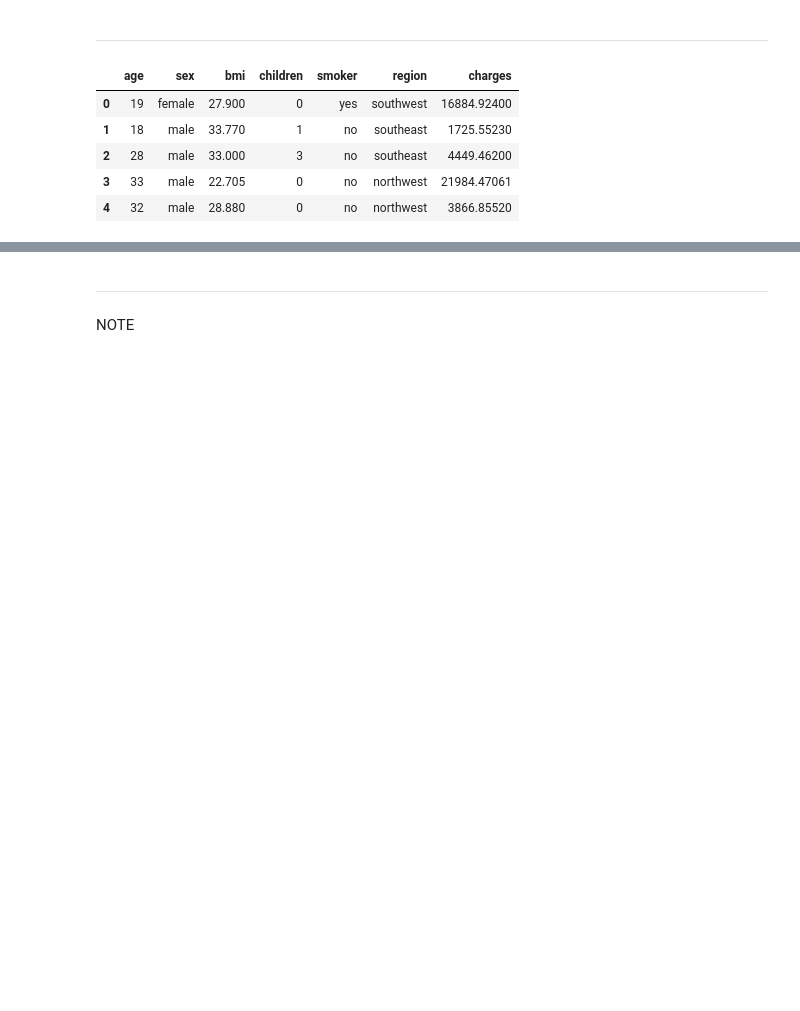
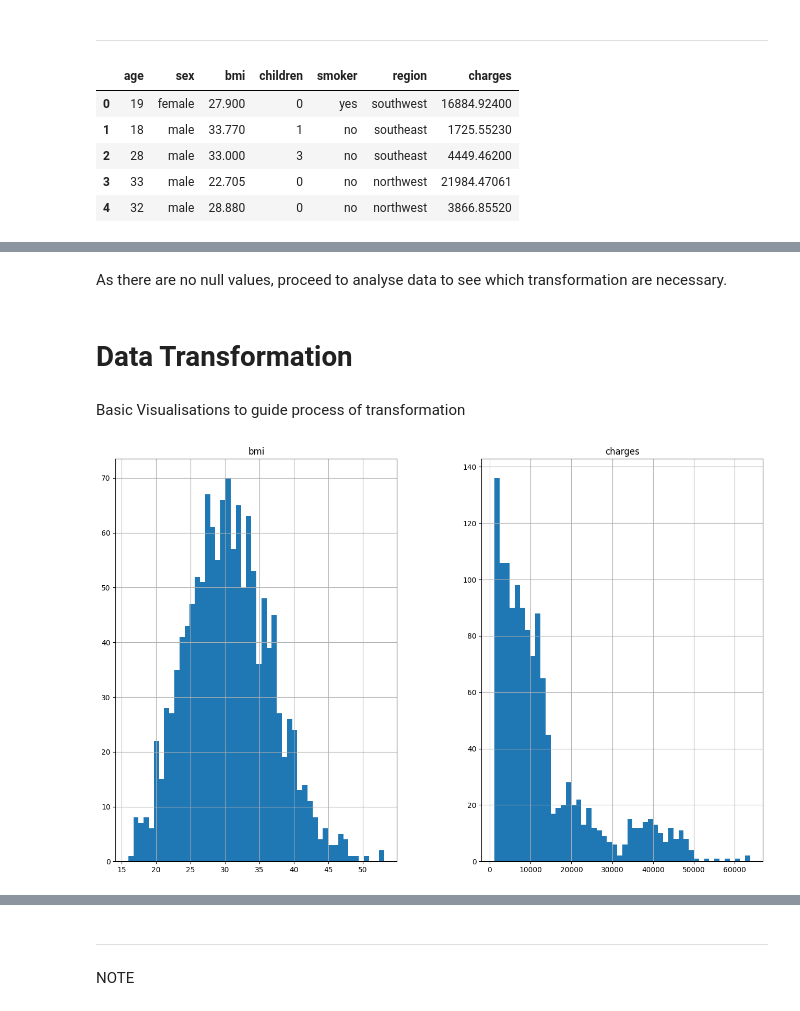
Before and after one commit to Mikeecee1/HealthInsuranceAnalysis, a Jupyter notebook: jupyter_notebooks/Extraction.ipynb, the cells around one changed output, grey strips where cells are left out. Cells and saved outputs as stored; diff of their text form; code cells hidden in the pictures; blank space fills up the shorter version.

Commit message:
Checked for null values, visualised data for BMI and charges. Added criteria for categorization of this data.

```diff
--- a/jupyter_notebooks/Extraction.ipynb
+++ b/jupyter_notebooks/Extraction.ipynb
@@ -71,0 +100,11 @@ Section 2 content
+# %% [markdown]
+As there are no null values, proceed to analyse data to see which transformation are necessary.
+# %% [markdown]
+# Data Transformation
+# %% [markdown]
+Basic Visualisations to guide process of transformation
+# %%
+## plot charts to look at BMI and charges information
+plot = raw_df[['bmi', 'charges']].hist(bins=50, figsize=(16,10))
+# %% [output]
+[figure, added]
```
Also changed, not shown: parts of 6 cells of this notebook.
